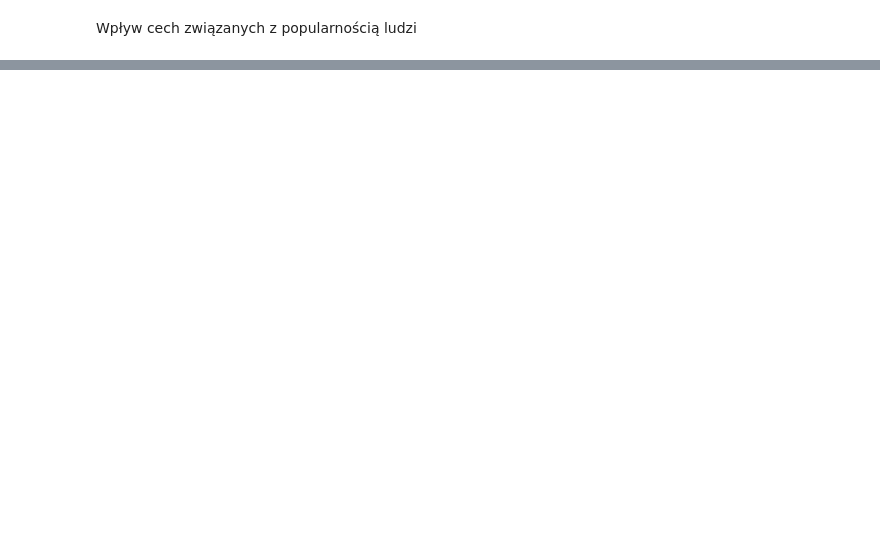
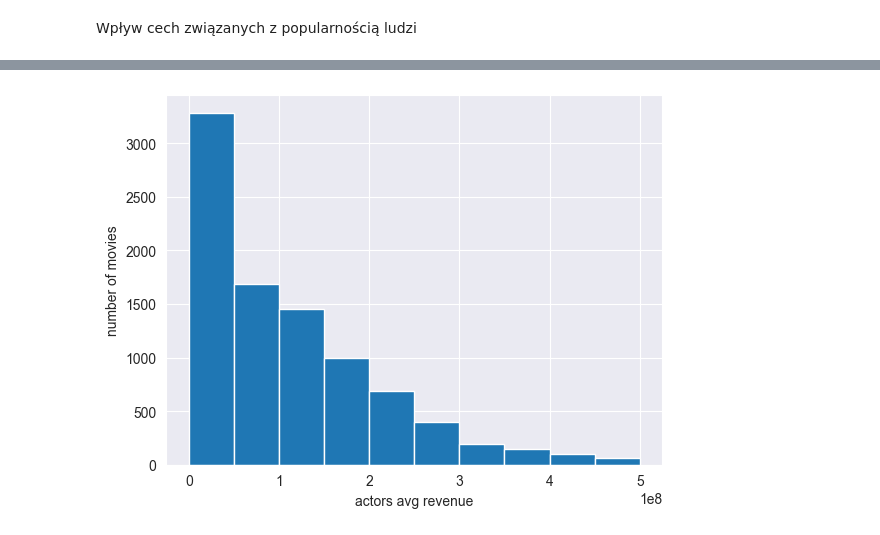
Before and after one commit to olkat12/Data_Exploration, a Jupyter notebook: data-visualization/NEW_visualization.ipynb, the cells around one changed output, grey strips where cells are left out. Drawn from its saved outputs; the diff is of its cells as text; code cells hidden in the pictures; blank space fills up the shorter version.

```diff
--- a/data-visualization/NEW_visualization.ipynb
+++ b/data-visualization/NEW_visualization.ipynb
@@ -394,2 +378,10 @@ plt.show()
+# %%
+avg_rev_cut = data[data['actors_avg_revenue'] < 500_000_000]['actors_avg_revenue']
+avg_rev_cut.hist()
+plt.xlabel("actors avg revenue")
+plt.ylabel("number of movies")
+plt.show()
+# %% [output]
+[figure, added]
 # %%
 data['actors_avg_revenue'].hist()
```
Also changed, not shown: parts of 23 cells of this notebook, 3 other files.
